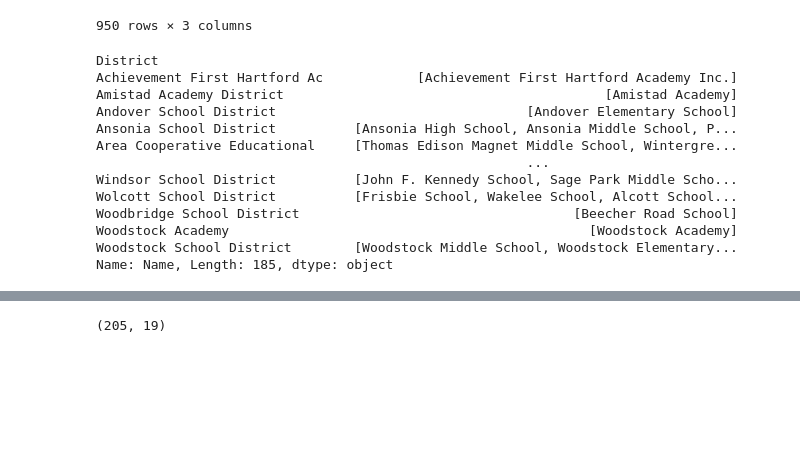
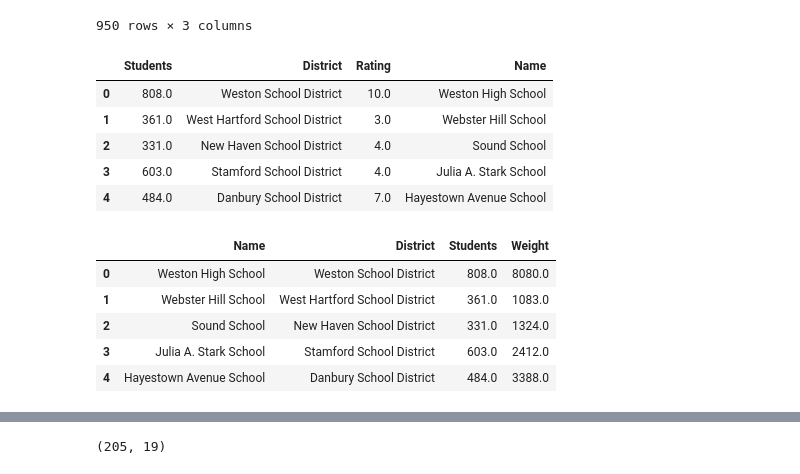
Before and after one commit to lwzbr/ct_schools_2021, a Jupyter notebook: ct_schools.ipynb, the cells around one changed output, grey strips where cells are left out. Drawn from its saved outputs; the diff is of its cells as text; code cells hidden in the pictures; blank space fills up the shorter version.

```diff
--- a/ct_schools.ipynb
+++ b/ct_schools.ipynb
@@ -40,24 +41,34 @@ schools_gs
 # %%
 schools_gs['Rating'] = schools_gs['School'].apply(
     lambda x: x.split('/10')[0]
 )
 schools_gs['Rating'] = pd.to_numeric(schools_gs['Rating'], errors = 'coerce')
 schools_gs['Name'] = schools_gs['School'].apply(lambda x: x.split('\n')[1])
 
 schools_gs = schools_gs.dropna(subset=['Rating'])
+schools_gs = schools_gs.drop(
+    ['School'],
+    axis = 1
+)
+schools_gs.head()
+# %% [output]
+|  | Students | District | Rating | Name |
+| 0 | 808.0 | Weston School District | 10.0 | Weston High School |
+| 1 | 361.0 | West Hartford School District | 3.0 | Webster Hill School |
+| 2 | 331.0 | New Haven School District | 4.0 | Sound School |
+| 3 | 603.0 | Stamford School District | 4.0 | Julia A. Stark School |
+| 4 | 484.0 | Danbury School District | 7.0 | Hayestown Avenue School |
-# %%
-schools_gs.groupby('District')['Name'].unique()
-# %% [output]
-District
-Achievement First Hartford Ac            [Achievement First Hartford Academy Inc.]
-Amistad Academy District                                         [Amistad Academy]
-Andover School District                                [Andover Elementary School]
-Ansonia School District          [Ansonia High School, Ansonia Middle School, P...
-Area Cooperative Educational     [Thomas Edison Magnet Middle School, Wintergre...
-                                                       ...
-Windsor School District          [John F. Kennedy School, Sage Park Middle Scho...
-Wolcott School District          [Frisbie School, Wakelee School, Alcott School...
-Woodbridge School District                                   [Beecher Road School]
-Woodstock Academy                                              [Woodstock Academy]
-Woodstock School District        [Woodstock Middle School, Woodstock Elementary...
-Name: Name, Length: 185, dtype: object
+# %%
+district_ratings = schools_gs[['Name', 'District','Students']].merge(
+    (schools_gs['Students'] * schools_gs['Rating']).rename('Weight'),
+    left_index=True,
+    right_index=True
+)
+district_ratings.head()
+# %% [output]
+|  | Name | District | Students | Weight |
+| 0 | Weston High School | Weston School District | 808.0 | 8080.0 |
+| 1 | Webster Hill School | West Hartford School District | 361.0 | 1083.0 |
+| 2 | Sound School | New Haven School District | 331.0 | 1324.0 |
+| 3 | Julia A. Stark School | Stamford School District | 603.0 | 2412.0 |
+| 4 | Hayestown Avenue School | Danbury School District | 484.0 | 3388.0 |
```
Also changed, not shown: parts of 2 cells of this notebook.
